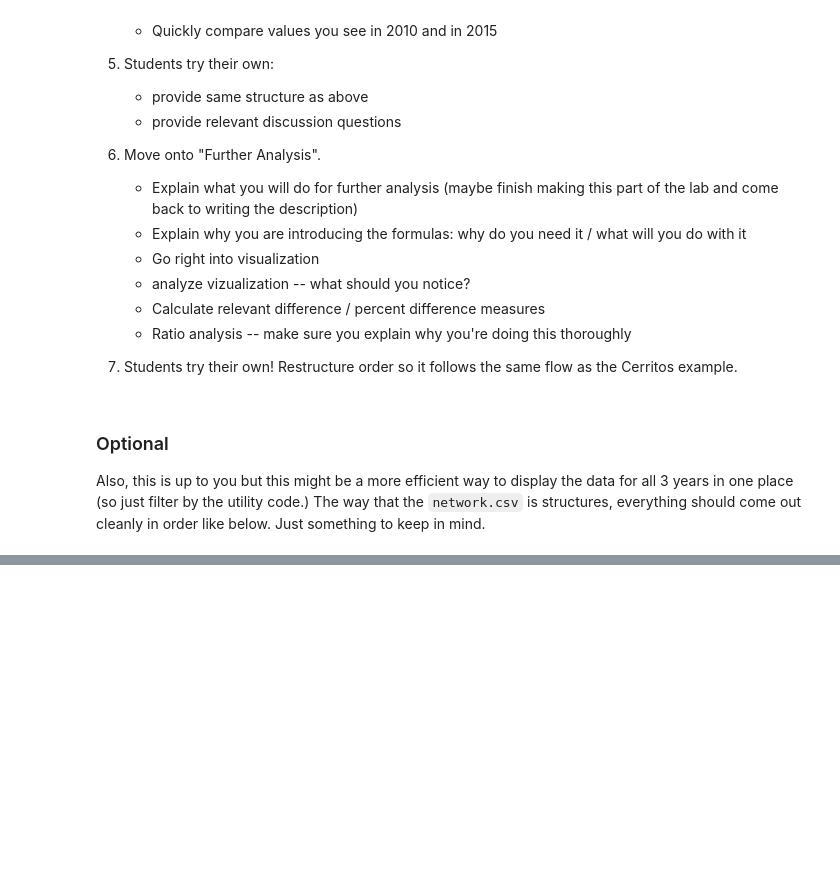
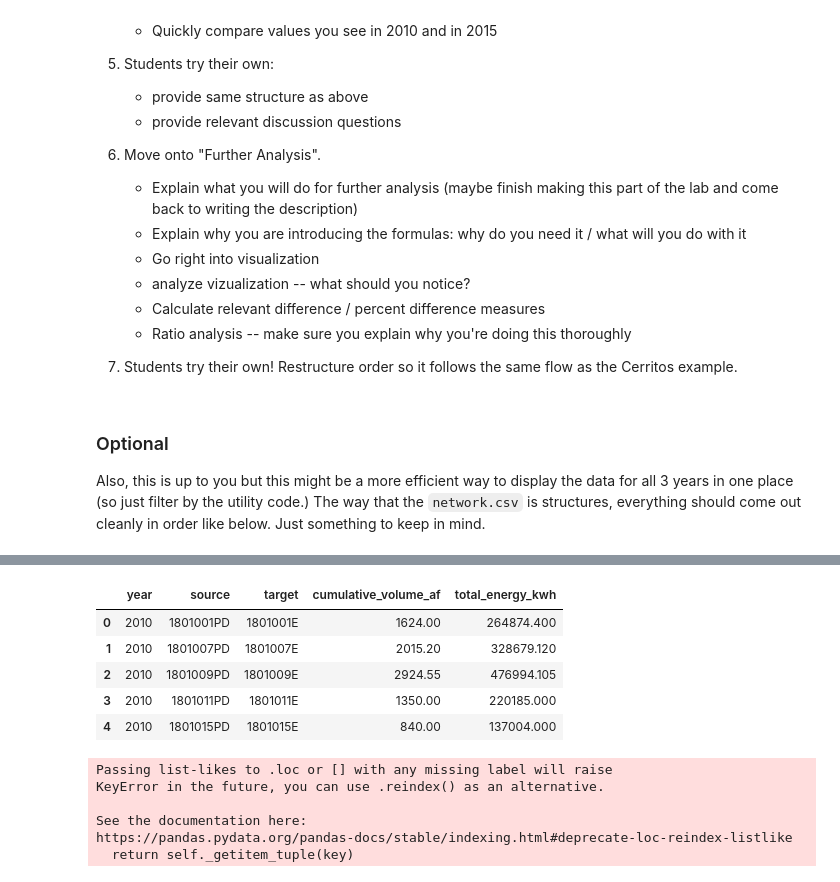
Before and after one commit to ds-modules/CE-110, a Jupyter notebook: Outline & Notes.ipynb, the cells around one changed output, grey strips where cells are left out. Saved outputs shown, nothing was run; the diff lists cells and outputs as text; code cells hidden in the pictures; blank space fills up the shorter version.

```diff
--- a/Outline & Notes.ipynb
+++ b/Outline & Notes.ipynb
@@ -81,0 +87,19 @@ df.where('target', are.equal_to('1807057E'))
+# %%
+df = pd.read_csv('network.csv')
+df.head()
+# %% [output]
+|  | year | source | target | cumulative_volume_af | total_energy_kwh |
+| 0 | 2010 | 1801001PD | 1801001E | 1624.00 | 264874.400 |
+| 1 | 2010 | 1801007PD | 1801007E | 2015.20 | 328679.120 |
+| 2 | 2010 | 1801009PD | 1801009E | 2924.55 | 476994.105 |
+| 3 | 2010 | 1801011PD | 1801011E | 1350.00 | 220185.000 |
+| 4 | 2010 | 1801015PD | 1801015E | 840.00 | 137004.000 |
+# %%
+df = df.loc[:,['year', 'source', 'target', 'cumulative_volume_af', 'transmission_kwh/af']]
+# %% [output]
+Passing list-likes to .loc or [] with any missing label will raise
+KeyError in the future, you can use .reindex() as an alternative.
+
+See the documentation here:
+https://pandas.pydata.org/pandas-docs/stable/indexing.html#deprecate-loc-reindex-listlike
+  return self._getitem_tuple(key)
```
Also changed, not shown: parts of 8 cells of this notebook, 6 other files.
